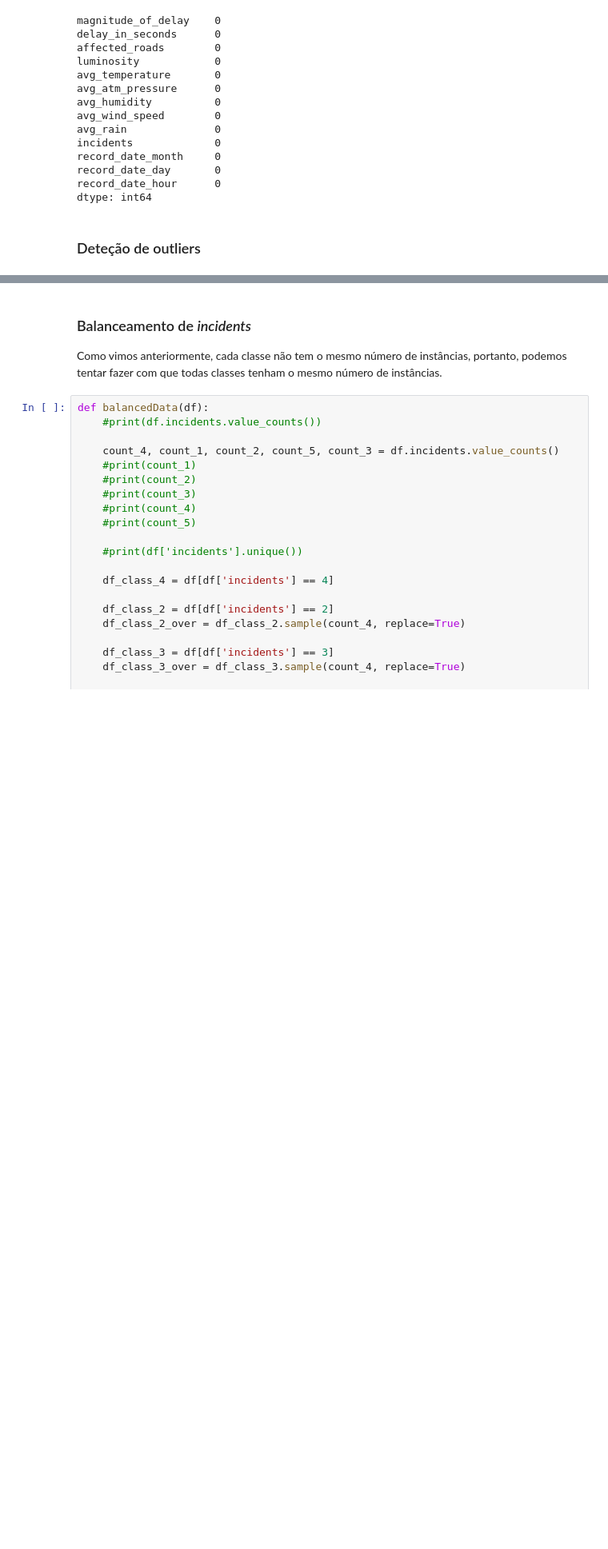
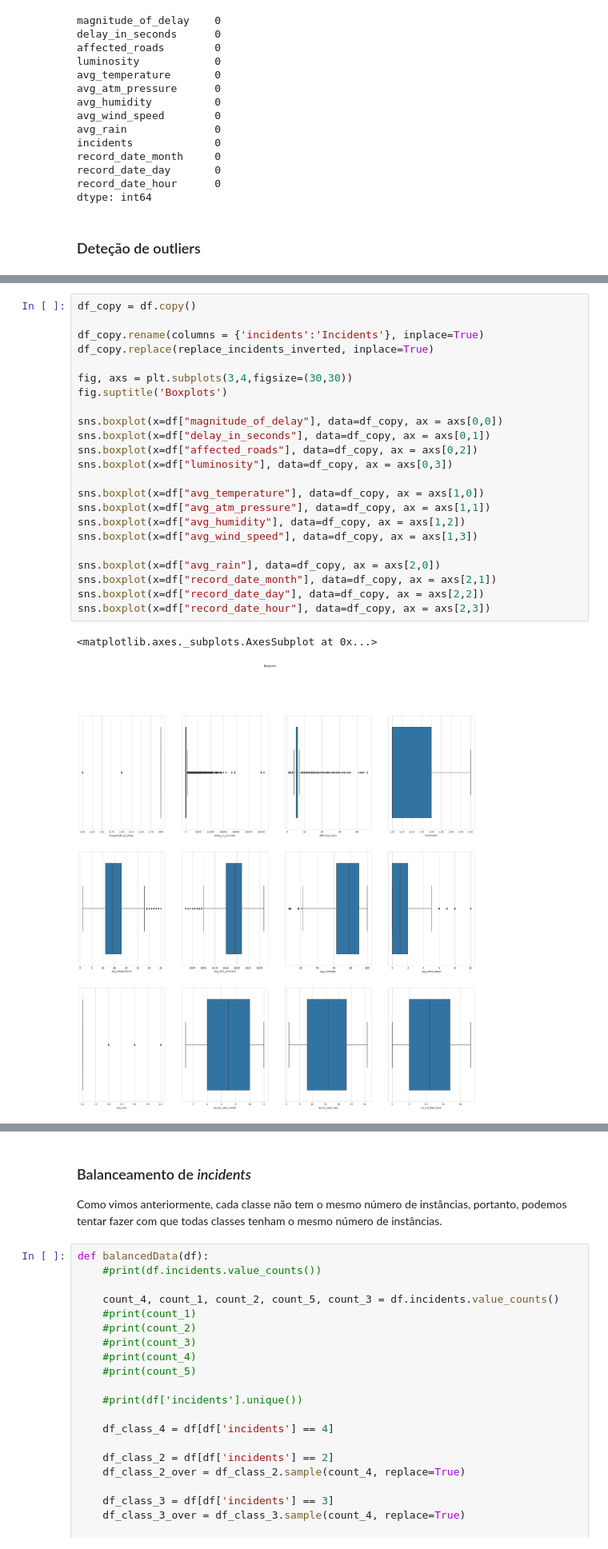
Before and after one commit to MarianaFilipa/DAA, a Jupyter notebook: Competição_Tarefa/Competition.ipynb, the cells around one changed output, grey strips where cells are left out. Shown at 80% size. Cells and saved outputs as stored; diff of their text form; blank space fills up the shorter version.

```diff
--- a/Competição_Tarefa/Competition.ipynb
+++ b/Competição_Tarefa/Competition.ipynb
@@ -388,0 +395,26 @@ sns.catplot(x="Incidents", y = "record_date_hour", data=df_copy, kind="box", asp
+# %%
+df_copy = df.copy()
+
+df_copy.rename(columns = {'incidents':'Incidents'}, inplace=True)
+df_copy.replace(replace_incidents_inverted, inplace=True)
+
+fig, axs = plt.subplots(3,4,figsize=(30,30))
+fig.suptitle('Boxplots')
+
+sns.boxplot(x=df["magnitude_of_delay"], data=df_copy, ax = axs[0,0])
+sns.boxplot(x=df["delay_in_seconds"], data=df_copy, ax = axs[0,1])
+sns.boxplot(x=df["affected_roads"], data=df_copy, ax = axs[0,2])
+sns.boxplot(x=df["luminosity"], data=df_copy, ax = axs[0,3])
+
+sns.boxplot(x=df["avg_temperature"], data=df_copy, ax = axs[1,0])
+sns.boxplot(x=df["avg_atm_pressure"], data=df_copy, ax = axs[1,1])
+sns.boxplot(x=df["avg_humidity"], data=df_copy, ax = axs[1,2])
+sns.boxplot(x=df["avg_wind_speed"], data=df_copy, ax = axs[1,3])
+
+sns.boxplot(x=df["avg_rain"], data=df_copy, ax = axs[2,0])
+sns.boxplot(x=df["record_date_month"], data=df_copy, ax = axs[2,1])
+sns.boxplot(x=df["record_date_day"], data=df_copy, ax = axs[2,2])
+sns.boxplot(x=df["record_date_hour"], data=df_copy, ax = axs[2,3])
+# %% [output]
+<matplotlib.axes._subplots.AxesSubplot at 0x...>
+[figure, added]
```
Also changed, not shown: parts of 10 cells of this notebook, 1 other file.
